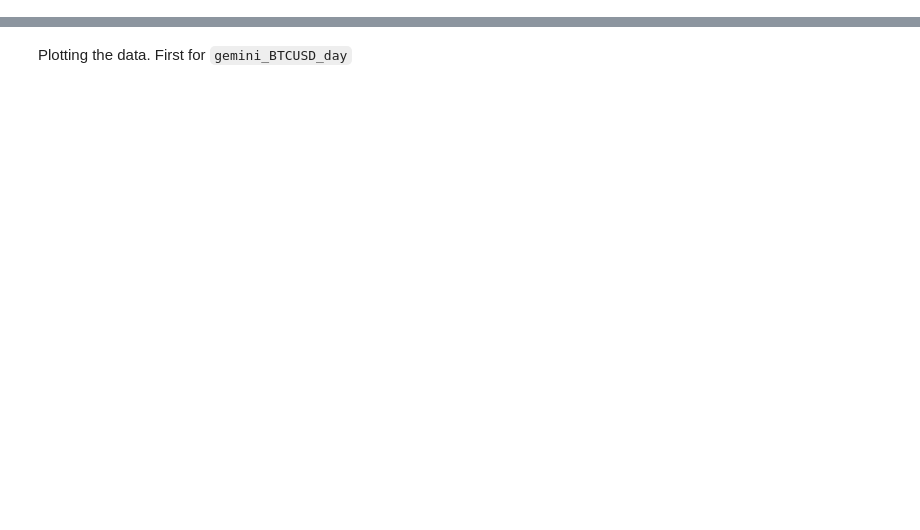
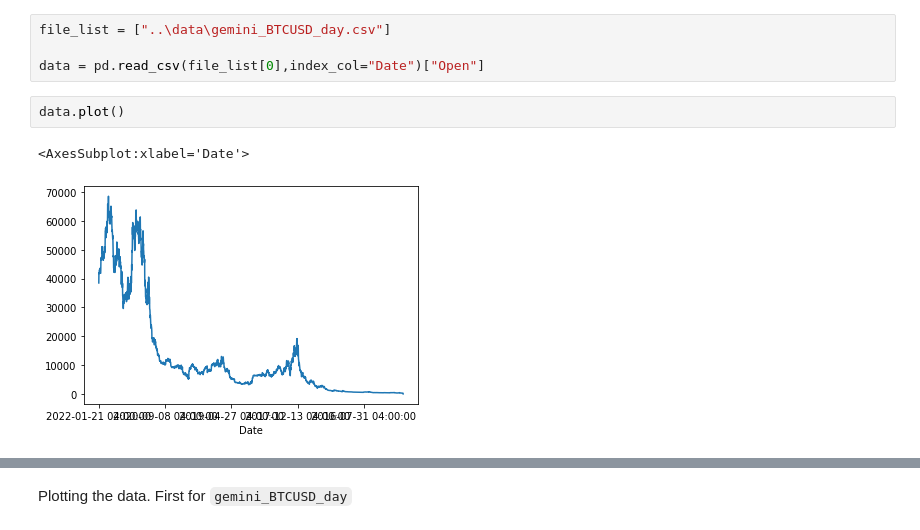
Before and after one commit to isomorphicdude/HackCambridge, a Jupyter notebook: src/roughwork.ipynb, the cells around one changed output, grey strips where cells are left out. Drawn from its saved outputs; the diff is of its cells as text; blank space fills up the shorter version.

```diff
--- a/src/roughwork.ipynb
+++ b/src/roughwork.ipynb
@@ -20,0 +10,9 @@ list(df[0].columns)
+# %%
+file_list = ["..\data\gemini_BTCUSD_day.csv"]
+
+data = pd.read_csv(file_list[0],index_col="Date")["Open"]
+# %%
+data.plot()
+# %% [output]
+<AxesSubplot:xlabel='Date'>
+[figure, added]
```
Also changed, not shown: parts of 14 cells of this notebook.
